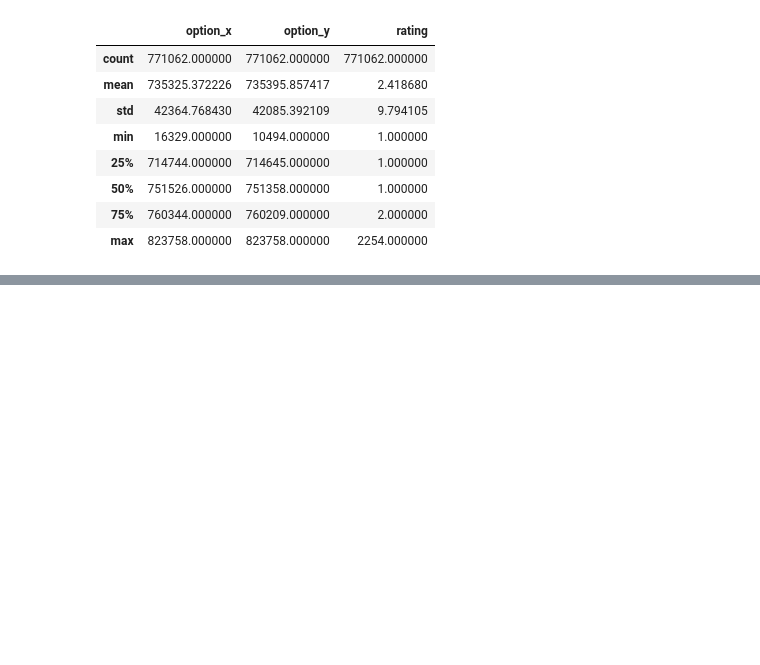
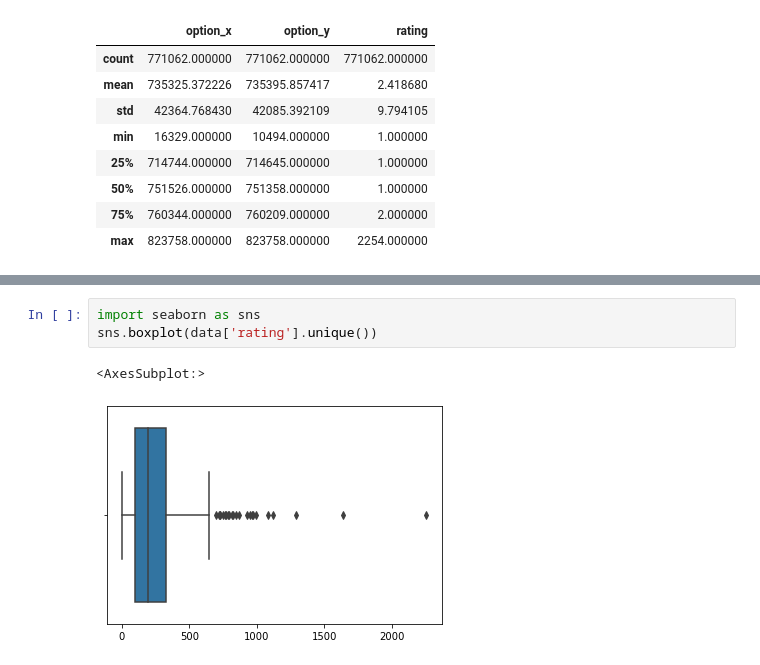
Before and after one commit to melihkacaman/Option-Matrix-Factorization, a Jupyter notebook: notebooks/03. Model Creation.ipynb, the cells around one changed output, grey strips where cells are left out. Drawn from its saved outputs; the diff is of its cells as text; blank space fills up the shorter version.

```diff
--- a/notebooks/03. Model Creation.ipynb
+++ b/notebooks/03. Model Creation.ipynb
@@ -42,0 +94,6 @@ data.describe()
+# %%
+import seaborn as sns
+sns.boxplot(data['rating'].unique())
+# %% [output]
+<AxesSubplot:>
+[figure, added]
```
Also changed, not shown: parts of 14 cells of this notebook, 3 other files.
